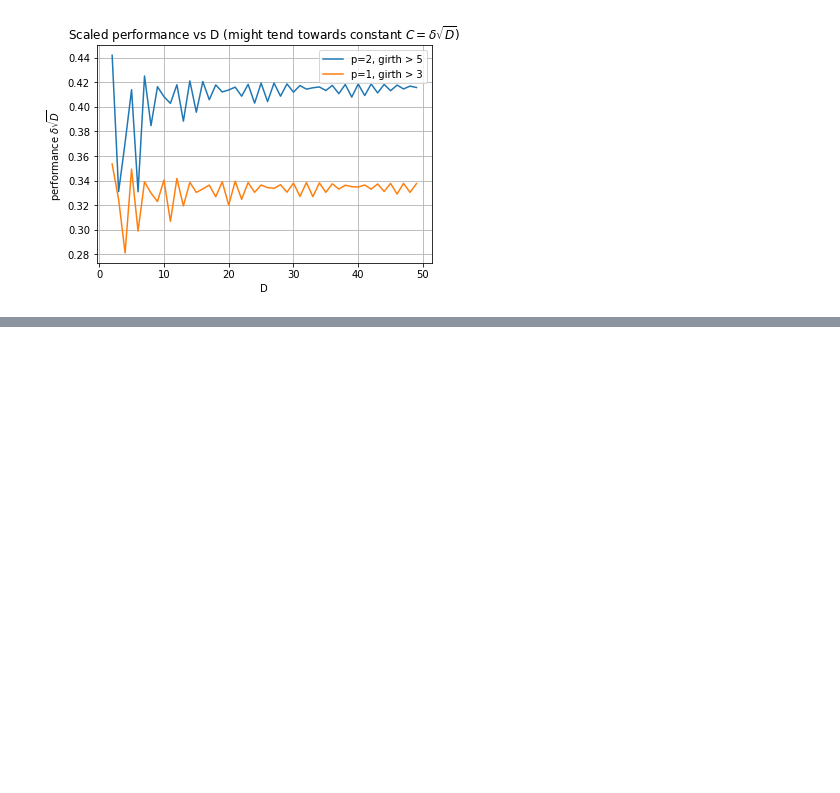
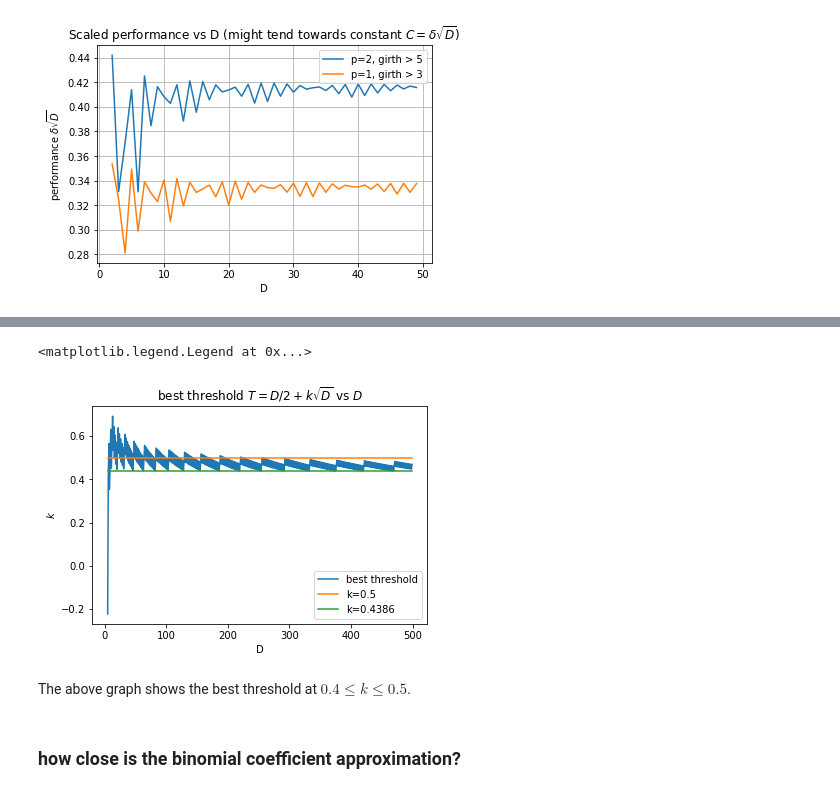
Before and after one commit to marwahaha/qaoa-local-competitors, a Jupyter notebook: hastings.ipynb, the cells around one changed output, grey strips where cells are left out. Saved outputs shown, nothing was run; the diff lists cells and outputs as text; code cells hidden in the pictures; blank space fills up the shorter version.

```diff
--- a/hastings.ipynb
+++ b/hastings.ipynb
@@ -292,5 +171,0 @@ err2 = lambda n: - .875*n**-0.5
-# %%
-inps = np.linspace(1, 900000)
-plt.loglog(inps, -err(inps))
-plt.loglog(inps, -err2(inps))
-plt.grid()
@@ -408,6 +171,0 @@ plt.plot(np.linspace(kmin, kmax, 300), test(np.linspace(kmin, kmax, 300)))
-# %%
-inps = np.linspace(-0.5, 0.5, 100)
-xn1 = lambda x: (1-x)**-0.5
-xp1 = lambda x: 1+x/2
-plt.plot(inps, xn1(inps))
-plt.plot(inps, xp1(inps))
@@ -895,0 +517,5 @@ plt.grid(True)
+# %%
+def zi_zj(d, t):
+    sum1 = sum([binom(d-1, k) for k in range(0, t-1)])
+    sum2 = sum([binom(d-1, k) for k in range(t, d)])
+    return 4**(1-d) * binom(d-1, t-1) * (sum1 - sum2)
@@ -895,0 +553,22 @@ plt.grid(True)
+# %%
+outs = [0]*5
+rang = range(5, 500)
+for D in rang:
+    inps = range(int(D/2), int(D/2+D**0.5))
+    results= [zi_zj_simpler(D, t) for t in inps]
+    outs.append(inps[np.argmax(results)])
+# %%
+plt.plot(rang, [i**0.5*(outs[i]/i-0.5) for i in rang], label="best threshold")
+plt.plot(rang, [1/2 for d in rang], label="k=0.5")
+plt.plot(rang, [.4386 for d in rang], label="k=0.4386") # my guess at the best threshold
+plt.title("best threshold $T = D/2 + k\sqrt{D}$ vs $D$")
+plt.xlabel("D")
+plt.ylabel("$k$")
+plt.legend()
+# %% [output]
+<matplotlib.legend.Legend at 0x...>
+[figure, added]
+# %% [markdown]
+The above graph shows the best threshold at $0.4 \le k \le 0.5$.
+# %% [markdown]
+### how close is the binomial coefficient approximation?
```
Also changed, not shown: parts of 115 cells of this notebook, 2 other files.
